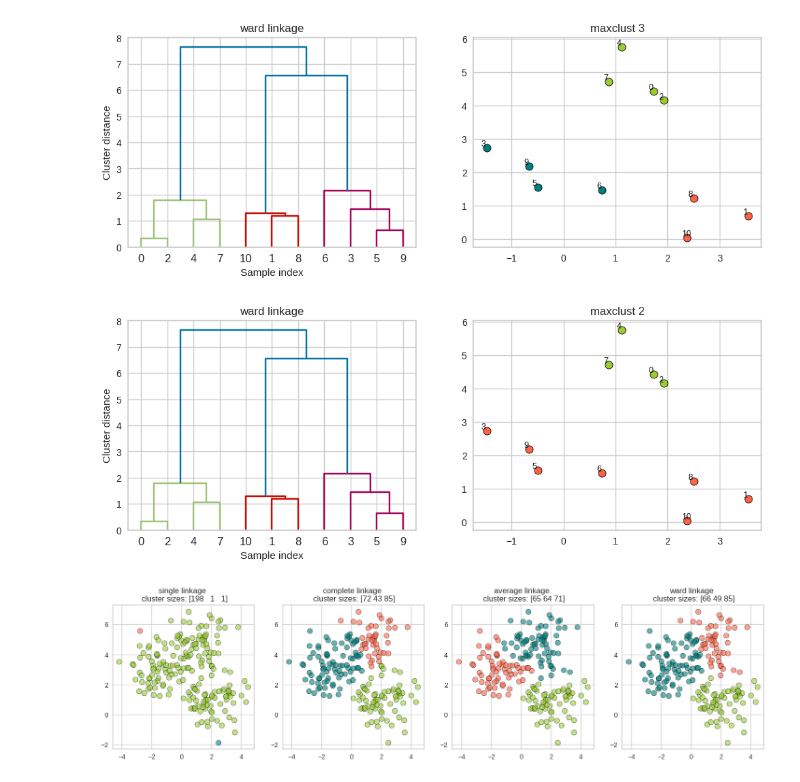
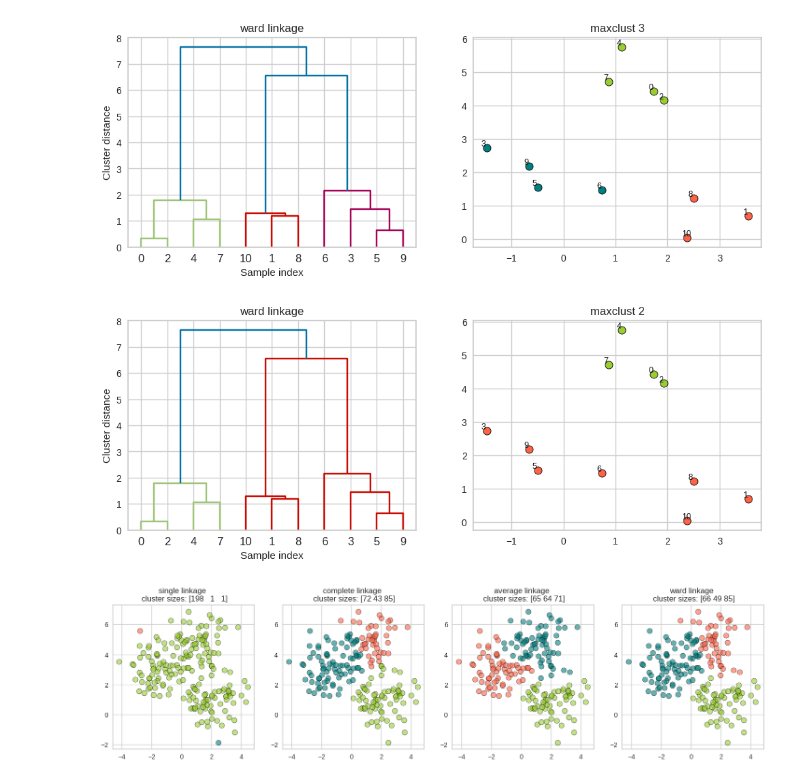
Before and after one commit to mostafa-ali0/cpsc330-2024W2, a Jupyter notebook: lectures/204-Andy-lectures/16_dbscan.ipynb, the cells around one changed output. Cells and saved outputs as stored; diff of their text form; code cells hidden in the pictures.

```diff
--- a/lectures/204-Andy-lectures/16_dbscan.ipynb
+++ b/lectures/204-Andy-lectures/16_dbscan.ipynb
@@ -528,8 +583,15 @@ plot_dendrogram_clusters(X, linkage_array, hier_labels, linkage_type='ward', tit
 [figure]
 # %%
 hier_labels = fcluster(linkage_array, 2, criterion="maxclust")
-plot_dendrogram_clusters(X, linkage_array, hier_labels, linkage_type='ward', title="maxclust 2")
+plot_dendrogram_clusters(
+    X,
+    linkage_array,
+    hier_labels,
+    linkage_type="ward",
+    title="maxclust 2",
+    color_threshold=7,
+)
 # %% [output]
-[figure, old version]
+[figure, new version]
 # %%
 from sklearn.datasets import make_blobs
```
Also changed, not shown: parts of 16 cells of this notebook.
